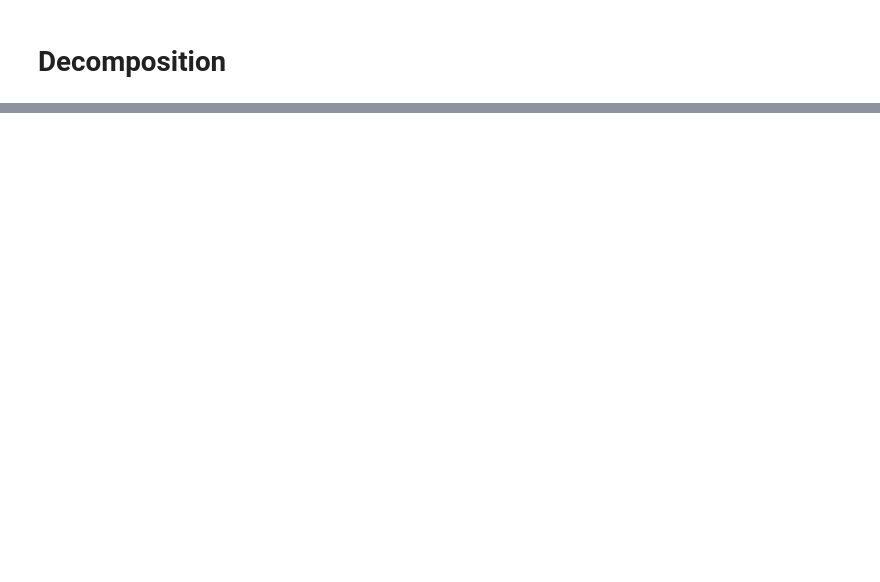
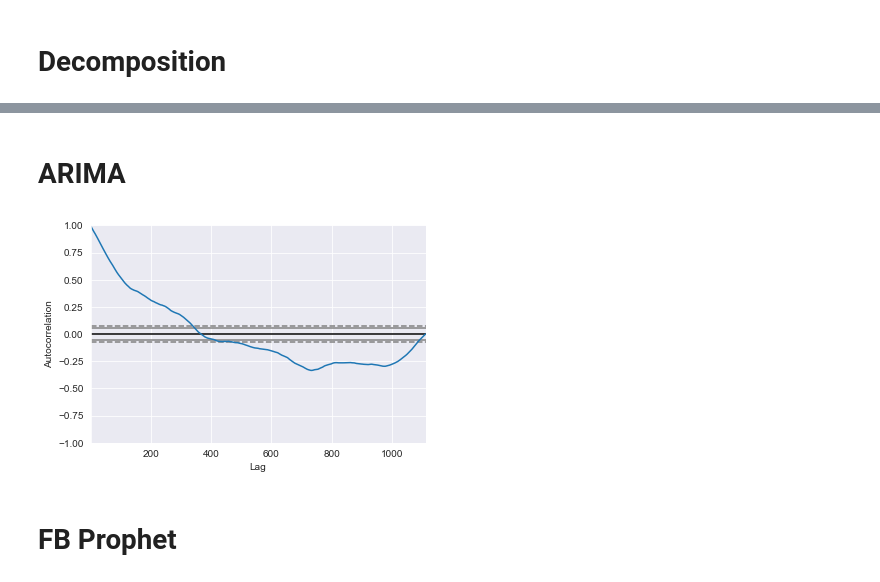
Before and after one commit to Velvox/lhl_capstone, a Jupyter notebook: notebooks/eda_stock.ipynb, the cells around one changed output, grey strips where cells are left out. Cells and saved outputs as stored; diff of their text form; code cells hidden in the pictures; blank space fills up the shorter version.

```diff
--- a/notebooks/eda_stock.ipynb
+++ b/notebooks/eda_stock.ipynb
@@ -152,0 +187,10 @@ sns.lineplot(data=five_close)
+# %% [markdown]
+# ARIMA
+# %%
+# Check for autocorrelation
+autocorrelation_plot(main_price)
+pyplot.show()
+# %% [output]
+[figure, added]
+# %% [markdown]
+# FB Prophet
```
Also changed, not shown: parts of 9 cells of this notebook, 12 other files.
